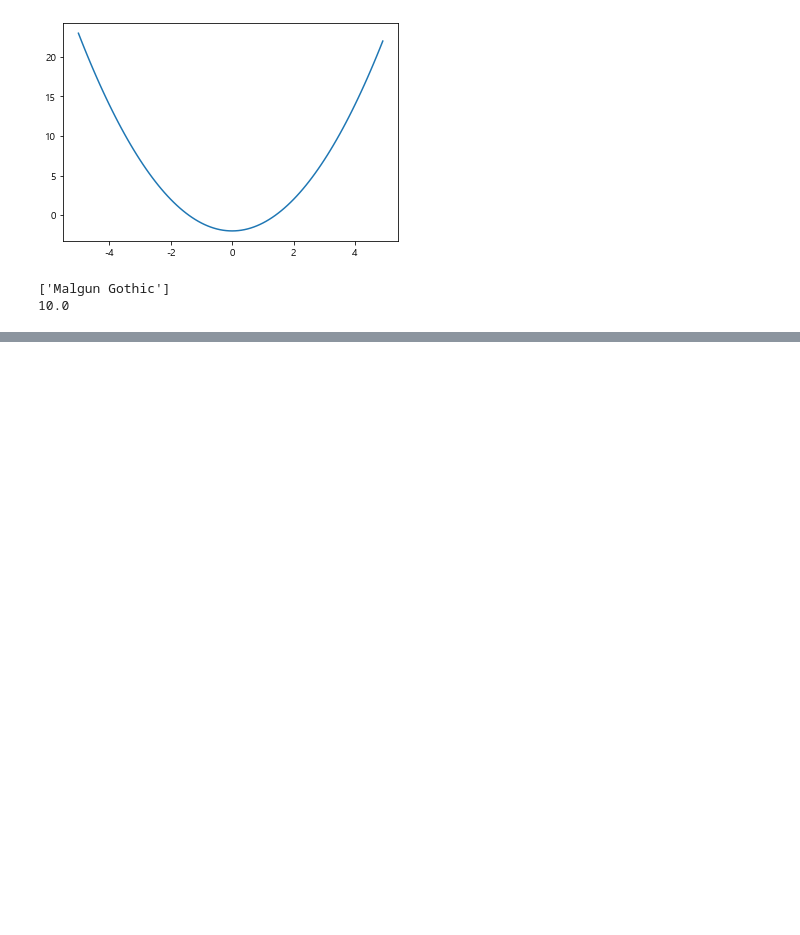
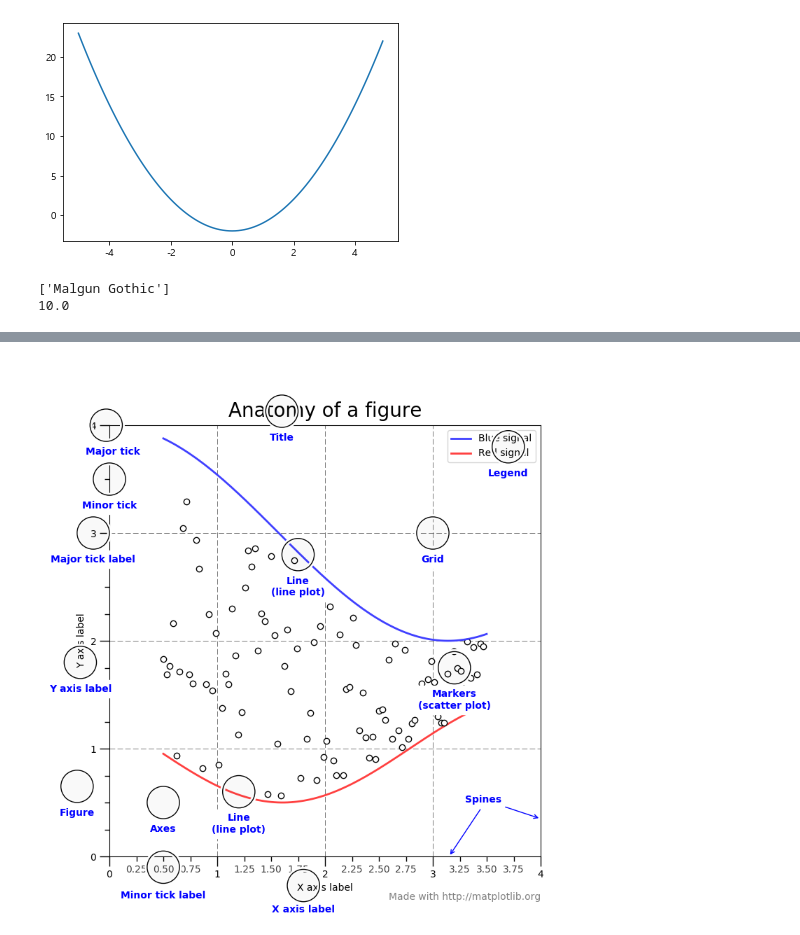
Before and after one commit to padawanR0k/summary, a Jupyter notebook: python/2020-10-26_numpy/matplotlib_pratice.ipynb, the cells around one changed output, grey strips where cells are left out. Cells and saved outputs as stored; diff of their text form; code cells hidden in the pictures; blank space fills up the shorter version.

Commit message:
데이터 시각화를 위한 matplotlib 라이브러리 활용 내용 추가

```diff
--- a/python/2020-10-26_numpy/matplotlib_pratice.ipynb
+++ b/python/2020-10-26_numpy/matplotlib_pratice.ipynb
@@ -130,0 +143,7 @@ plt.show()
+# %%
+from IPython.display import Image
+
+# 출처: matplotlib.org
+Image('https://matplotlib.org/_images/anatomy.png')
+# %% [output]
+[figure, added]
```
Also changed, not shown: parts of 14 cells of this notebook.
